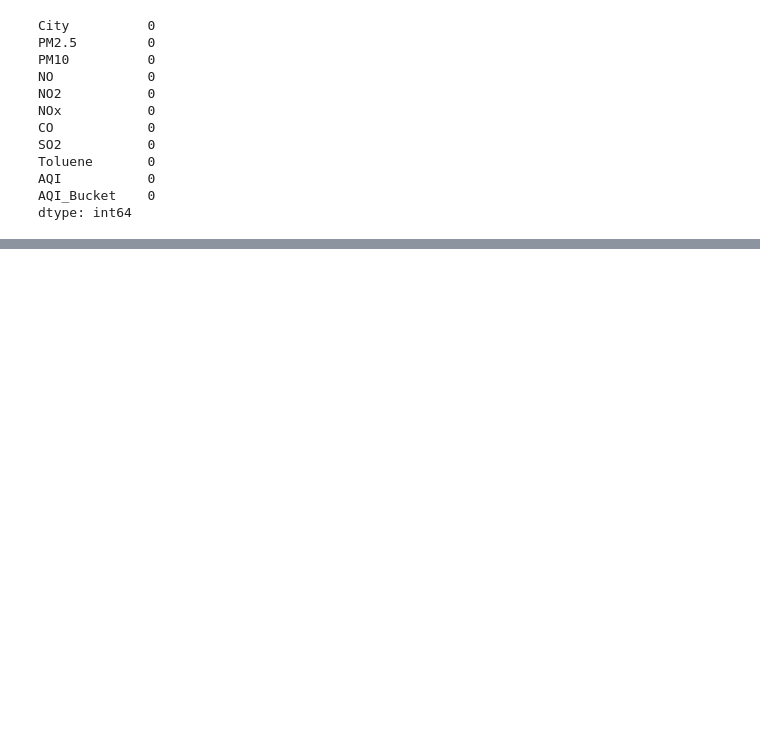
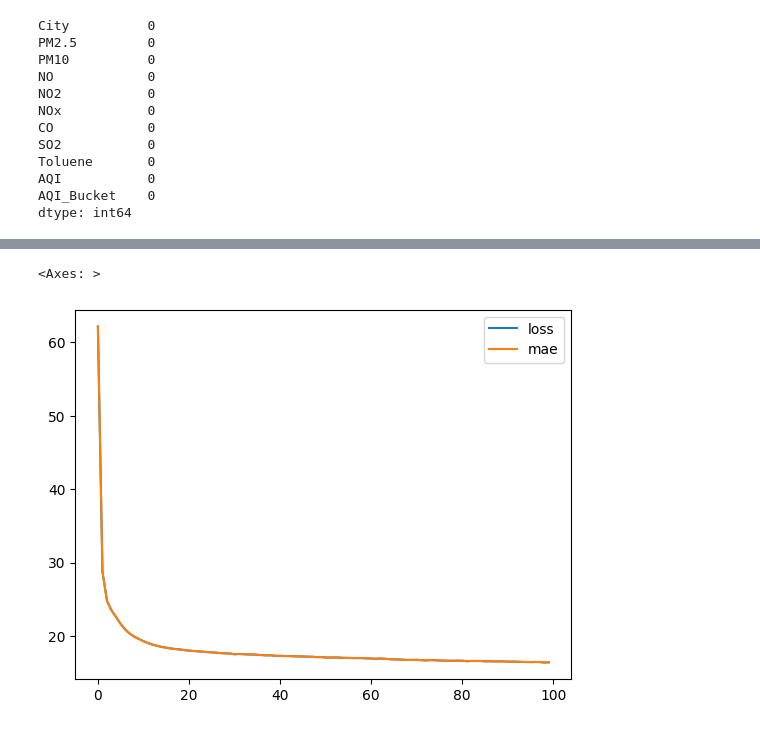
Before and after one commit to bvkiran8058/Deep-Learning, a Jupyter notebook: AQI_linear_regression.ipynb, the cells around one changed output, grey strips where cells are left out. Cells and saved outputs as stored; diff of their text form; code cells hidden in the pictures; blank space fills up the shorter version.

```diff
--- a/AQI_linear_regression.ipynb
+++ b/AQI_linear_regression.ipynb
@@ -253,0 +239,3 @@ air_index_corr.corr()
+# %%
+X, y = air_index_corr.drop(columns= ['AQI'], axis=1), air_index_corr['AQI']
+X.shape, y.shape
@@ -253,0 +246,8 @@ air_index_corr.corr()
+# %%
+from sklearn.preprocessing import MinMaxScaler
+from sklearn.model_selection import train_test_split
+min_scaler = MinMaxScaler()
+X_train, X_test, y_train, y_test = train_test_split(X, y, test_size=0.33, random_state=42)
+X_train_min_scaled = min_scaler.fit_transform(X_train)
+X_test_min_scaled = min_scaler.transform(X_test)
+X_train_min_scaled.shape, X_test_min_scaled.shape, y_train.shape, y_test.shape
@@ -253,0 +261,21 @@ air_index_corr.corr()
+# %%
+tf.random.set_seed(42)
+
+## 1. Build the model
+model1 = tf.keras.Sequential([
+    tf.keras.Input(shape=(X_train_min_scaled.shape[1],)),
+    tf.keras.layers.Dense(64, activation= 'relu'),
+    tf.keras.layers.Dense(32, activation= 'relu'),
+    tf.keras.layers.Dense(16, activation= 'relu'),
+    tf.keras.layers.Dense(1, activation= 'linear'),
+])
+
+## 2. Compile the model
+model1.compile(
+    optimizer = tf.keras.optimizers.Adam(learning_rate= 0.001),
+    loss = tf.keras.losses.mae,
+    metrics = ['mae']
+)
+
+## 3. Fit the model with training data
+model1_history = model1.fit(X_train_min_scaled, y_train, epochs = 100, batch_size = 16)
@@ -253,0 +300,5 @@ air_index_corr.corr()
+# %%
+pd.DataFrame(model1_history.history).plot()
+# %% [output]
+<Axes: >
+[figure, added]
```
Also changed, not shown: parts of 27 cells of this notebook, 1 other file.
